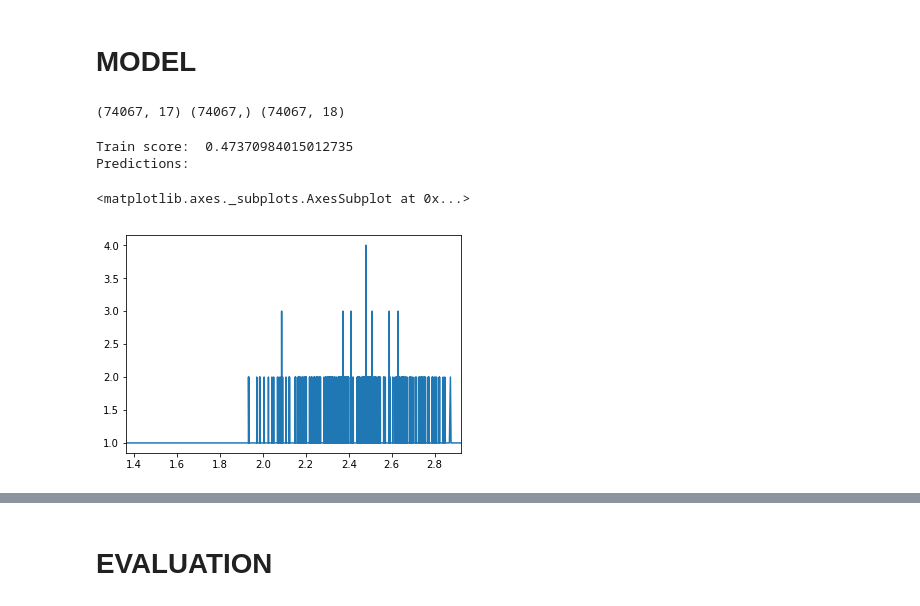
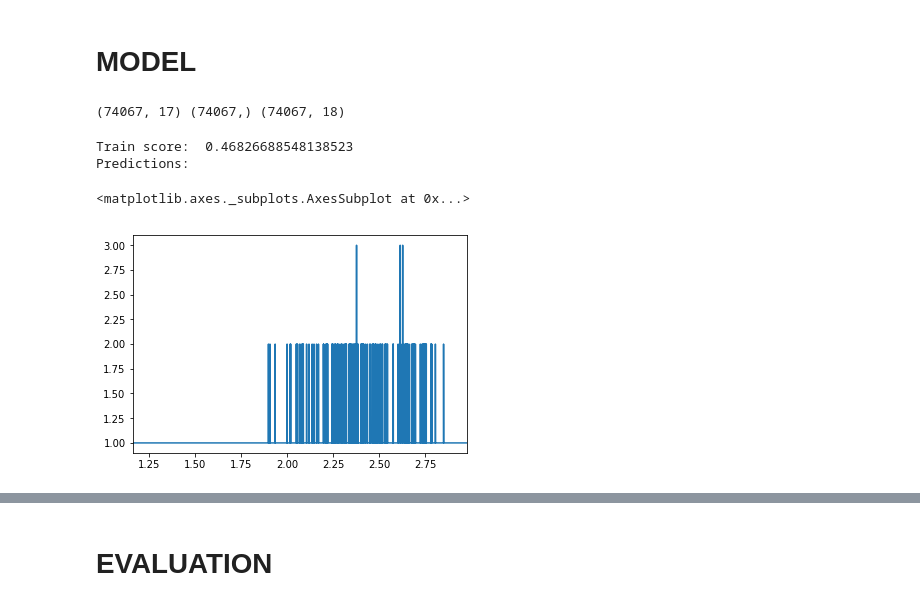
Before and after one commit to zeyger/home-depot, a Jupyter notebook: notebooks/home-depot.ipynb, the cells around one changed output, grey strips where cells are left out. Saved outputs shown, nothing was run; the diff lists cells and outputs as text; code cells hidden in the pictures.

```diff
--- a/notebooks/home-depot.ipynb
+++ b/notebooks/home-depot.ipynb
@@ -1121,8 +1135,7 @@ dataset.head()
 # %% [markdown]
 # MODEL
 # %%
-import xgboost as xgb
-model = xgb.XGBRegressor(learning_rate=0.1, n_estimators=200, objective='reg:squarederror')
+model = xgb.XGBRegressor(learning_rate=0.15, n_estimators=300, objective='reg:squarederror')
 # %%
 #RMSE
 def RMSE(y_preds, y_test):
@@ -1130,33 +1143,30 @@ def RMSE(y_preds, y_test):
 # %%
 X, y = [dataset.iloc[:, 0:-1], dataset.iloc[:, -1]]
 print(X.shape, y.shape, dataset.shape, '\n')
 
 X_train, X_test, y_train, y_test = train_test_split(X, y, test_size=0.2, random_state=42)
 
 y_train = np.ravel(y_train)
 
 eval_set = [(X_train, y_train), (X_test, y_test)]
 eval_metric = ["rmse"]
 
 model.fit(X_train, y_train, eval_metric=eval_metric, eval_set=eval_set, verbose=False)
-model.fit(X_train, y_train, eval_metric=eval_metric, eval_set=eval_set, verbose=False)
-
-
 
 print('Train score: ', RMSE(model.predict(X_train), y_train))
 
 y_preds = model.predict(X_test)
 y_preds[y_preds<1] = 1
 y_preds[y_preds>3] = 3
 values = pd.Series(y_preds.reshape((-1))).value_counts()
 print('Predictions:')
 values.sort_index().plot(kind='line')
 # %% [output]
 (74067, 17) (74067,) (74067, 18)
-Train score:  0.47370984015012735
+Train score:  0.46826688548138523
 Predictions:
 <matplotlib.axes._subplots.AxesSubplot at 0x...>
-[figure, old version]
+[figure, new version]
 # %%
 #plot learning curves
 results = model.evals_result()
```
Also changed, not shown: parts of 20 cells of this notebook.
